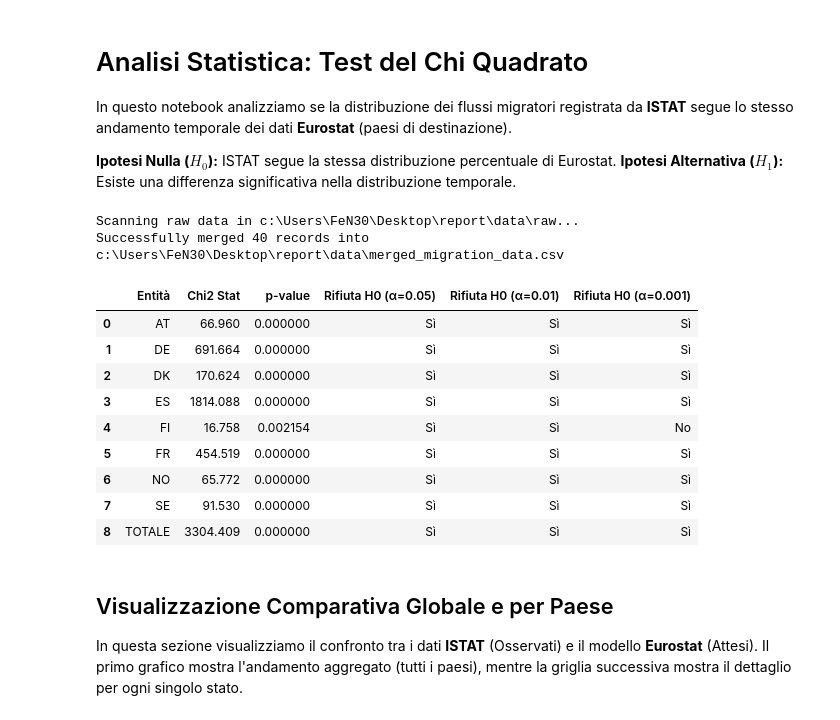
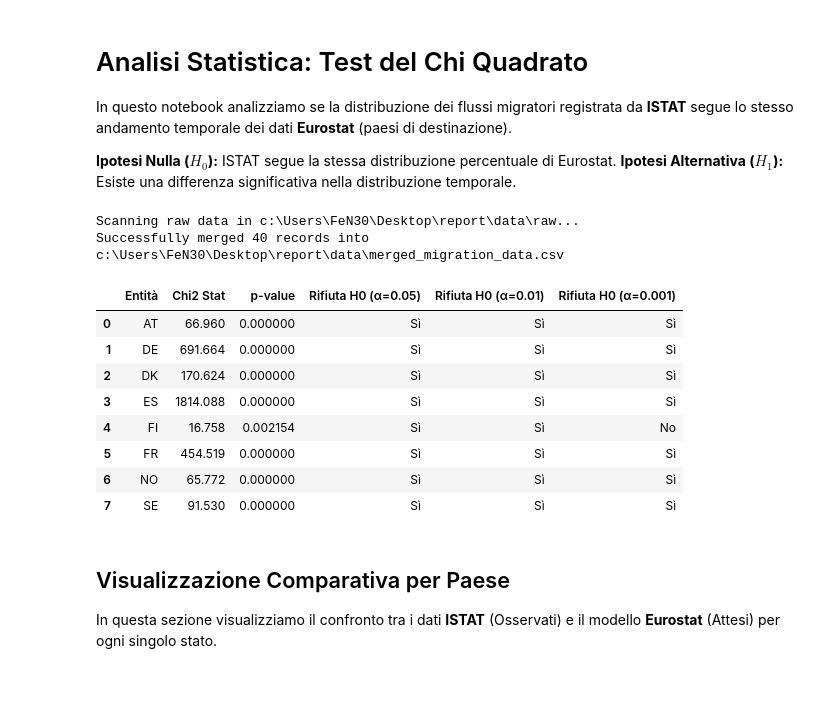
Before and after one commit to Human-Data-Science-AA-2025-2026/report, a Jupyter notebook: scripts/chi_square_analysis.ipynb, the cells around one changed output. Drawn from its saved outputs; the diff is of its cells as text; code cells hidden in the pictures; blank space fills up the shorter version.

```diff
--- a/scripts/chi_square_analysis.ipynb
+++ b/scripts/chi_square_analysis.ipynb
@@ -7,37 +7,36 @@ In questo notebook analizziamo se la distribuzione dei flussi migratori registra
 # %%
 import pandas as pd
 import matplotlib.pyplot as plt
 import numpy as np
 from chi_square_test import MigrationChiSquareTest
 import make_dataset
 
 # Rigenerazione del dataset dai dati grezzi (data/raw/)
 make_dataset.main()
 
 # Inizializzazione suite con lista di alfa
 alphas = [0.05, 0.01, 0.001]
 tester = MigrationChiSquareTest("../data/merged_migration_data.csv", alphas=alphas)
 
-# Caricamento risultati riassuntivi (include il TOTALE)
+# Caricamento risultati riassuntivi
 summary_df = tester.get_summary_df()
+summary_df = summary_df[summary_df['Entità'] != 'TOTALE']
 summary_df
 # %% [output]
 Scanning raw data in c:\Users\FeN30\Desktop\report\data\raw...
 Successfully merged 40 records into c:\Users\FeN30\Desktop\report\data\merged_migration_data.csv
 |  | Entità | Chi2 Stat | p-value | Rifiuta H0 (α=0.05) | Rifiuta H0 (α=0.01) | Rifiuta H0 (α=0.001) |
 | 0 | AT | 66.960 | 0.000000 | Sì | Sì | Sì |
 | 1 | DE | 691.664 | 0.000000 | Sì | Sì | Sì |
 | 2 | DK | 170.624 | 0.000000 | Sì | Sì | Sì |
 | 3 | ES | 1814.088 | 0.000000 | Sì | Sì | Sì |
 | 4 | FI | 16.758 | 0.002154 | Sì | Sì | No |
 | 5 | FR | 454.519 | 0.000000 | Sì | Sì | Sì |
 | 6 | NO | 65.772 | 0.000000 | Sì | Sì | Sì |
 | 7 | SE | 91.530 | 0.000000 | Sì | Sì | Sì |
-| 8 | TOTALE | 3304.409 | 0.000000 | Sì | Sì | Sì |
 # %% [markdown]
-## Visualizzazione Comparativa Globale e per Paese
-In questa sezione visualizziamo il confronto tra i dati **ISTAT** (Osservati) e il modello **Eurostat** (Attesi).
-Il primo grafico mostra l'andamento aggregato (tutti i paesi), mentre la griglia successiva mostra il dettaglio per ogni singolo stato.
+## Visualizzazione Comparativa per Paese
+In questa sezione visualizziamo il confronto tra i dati **ISTAT** (Osservati) e il modello **Eurostat** (Attesi) per ogni singolo stato.
 # %%
 results = tester.test_all_countries()
 countries_res = [r for r in results if r['label'] != "TOTALE"]
```
Also changed, not shown: parts of 1 cell of this notebook, 1 other file.
